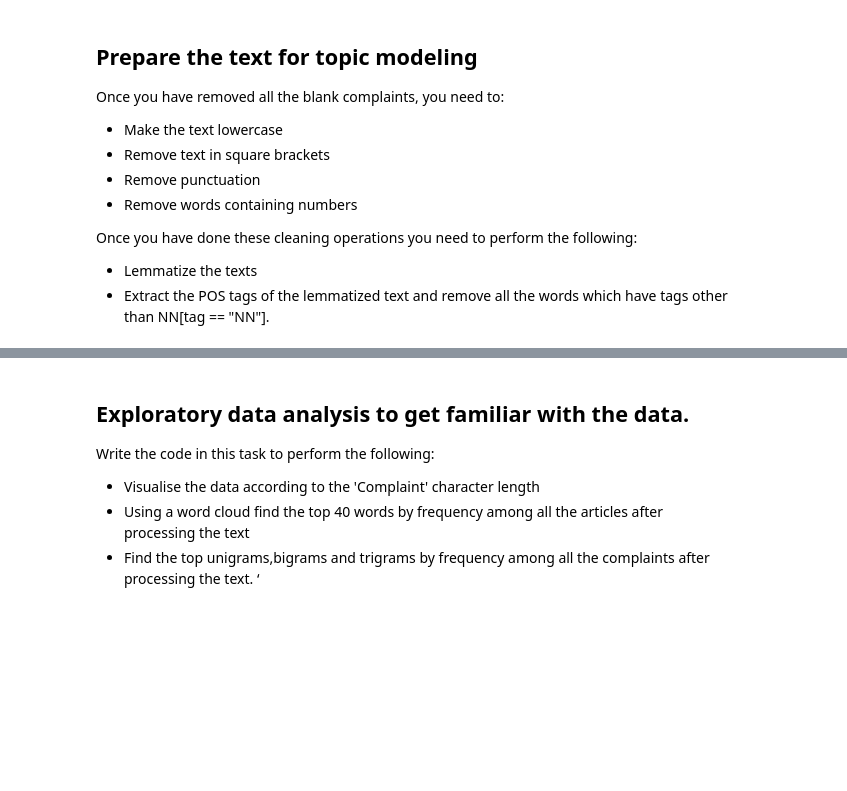
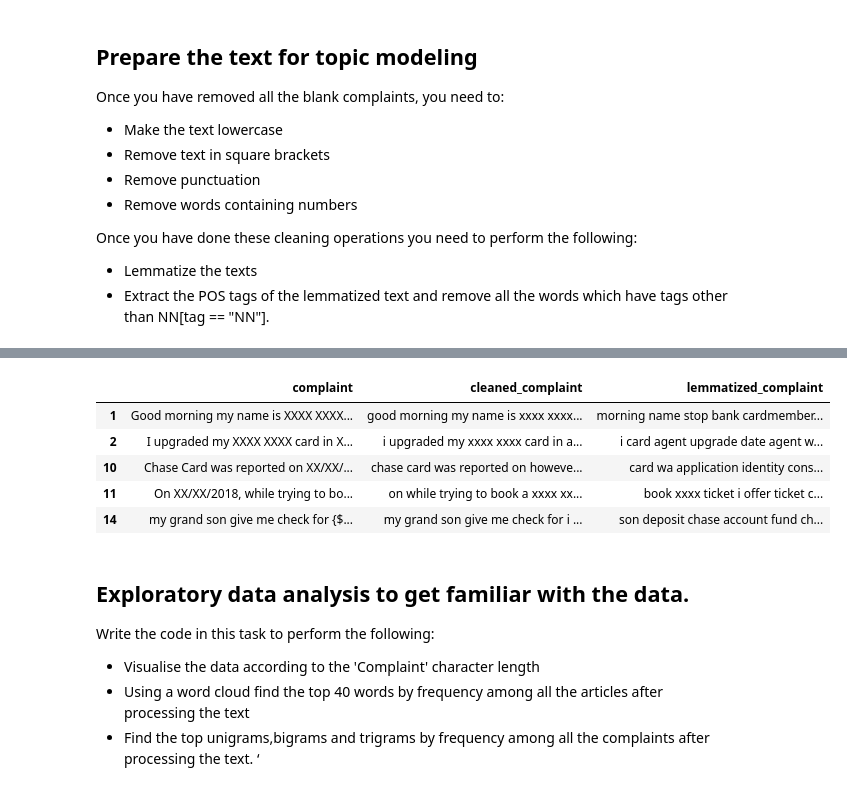
Before and after one commit to uvarajthulasiram/NLP-AutomaticTicketClassification, a Jupyter notebook: Automatic_Ticket_Classification_Assignment.ipynb, the cells around one changed output, grey strips where cells are left out. Saved outputs shown, nothing was run; the diff lists cells and outputs as text; code cells hidden in the pictures; blank space fills up the shorter version.

Commit message:
Cleaned and lemmatized the complaints

```diff
--- a/Automatic_Ticket_Classification_Assignment.ipynb
+++ b/Automatic_Ticket_Classification_Assignment.ipynb
@@ -151,4 +150,4 @@ df.columns = [
 ]
 # %%
 #Assign nan in place of blanks in the complaints column
-df['complaint'].replace('', np.nan, inplace=True)
+df.replace({'complaint': {'': np.nan}}, inplace=True)
@@ -178,3 +183,9 @@ Once you have done these cleaning operations you need to perform the following:
 * Extract the POS tags of the lemmatized text and remove all the words which have tags other than NN[tag == "NN"].
 # %%
 # Write your function here to clean the text and remove all the unnecessary elements.
+def clean_text(text):
+    text = text.lower()
+    text = text.translate(str.maketrans('', '', string.punctuation)) # Remove punctuation marks
+    text = re.sub(r'\w*\d\w*', '', text) # Remove words with numbers
+
+    return text
@@ -182,0 +192,24 @@ Once you have done these cleaning operations you need to perform the following:
+# %%
+#Write your function to Lemmatize the texts
+from nltk.stem import WordNetLemmatizer
+from nltk import word_tokenize, pos_tag
+
+import nltk
+# Downloading the following based on trial and error method
+nltk.download('punkt')
+nltk.download('punkt_tab')
+nltk.download('wordnet')
+nltk.download('averaged_perceptron_tagger_eng')
+
+lemmatizer = WordNetLemmatizer()
+
+def lemmatize_text(text):
+    tokens = word_tokenize(text)
+
+    lemmatized = [lemmatizer.lemmatize(token) for token in tokens]
+
+    pos_tags = pos_tag(lemmatized)
+
+    filtered_tokens = [word for word, tag in pos_tags if tag == 'NN'] # Filtering nouns
+
+    return ' '.join(filtered_tokens)
@@ -183,7 +229,18 @@ Once you have done these cleaning operations you need to perform the following:
 # %%
 #Create a dataframe('df_clean') that will have only the complaints and the lemmatized complaints
+df_clean = df[['complaint']].copy()
+
+df_clean['cleaned_complaint'] = df_clean['complaint'].apply(clean_text)
+df_clean['lemmatized_complaint'] = df_clean['cleaned_complaint'].apply(lemmatize_text)
 # %%
-df_clean
+df_clean.head()
+# %% [output]
+|  | complaint | cleaned_complaint | lemmatized_complaint |
+| 1 | Good morning my name is XXXX XXXX... | good morning my name is xxxx xxxx... | morning name stop bank cardmember... |
+| 2 | I upgraded my XXXX XXXX card in X... | i upgraded my xxxx xxxx card in a... | i card agent upgrade date agent w... |
+| 10 | Chase Card was reported on XX/XX/... | chase card was reported on howeve... | card wa application identity cons... |
+| 11 | On XX/XX/2018, while trying to bo... | on while trying to book a xxxx xx... | book xxxx ticket i offer ticket c... |
+| 14 | my grand son give me check for {$... | my grand son give me check for i ... | son deposit chase account fund ch... |
 # %%
 #Write your function to extract the POS tags
 
```
Also changed, not shown: parts of 6 cells of this notebook.
